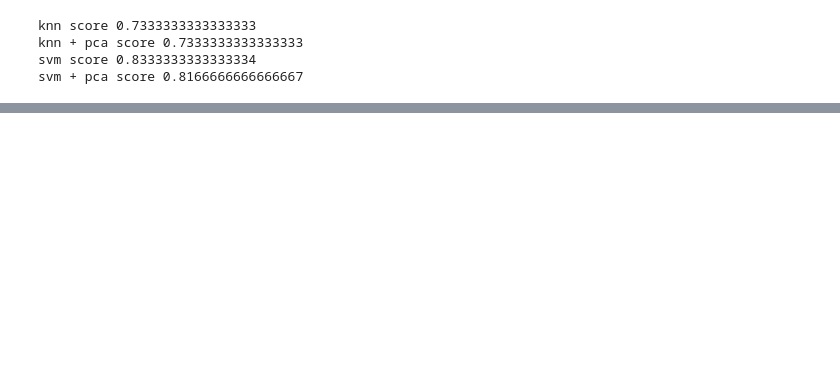
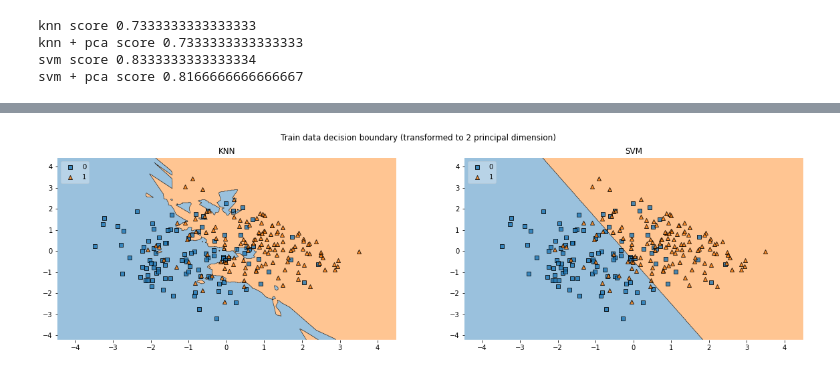
Before and after one commit to s-bose/heart_disease_classification, a Jupyter notebook: heart_disease.ipynb, the cells around one changed output, grey strips where cells are left out. Saved outputs shown, nothing was run; the diff lists cells and outputs as text; code cells hidden in the pictures; blank space fills up the shorter version.

Commit message:
decision boundary

```diff
--- a/heart_disease.ipynb
+++ b/heart_disease.ipynb
@@ -645,25 +643,13 @@ Now that all the models are successfully presented and the parameters known, it
 # %%
-from mlxtend.classifier import EnsembleVoteClassifier
 from sklearn.ensemble import VotingClassifier
 
 
-knn = KNeighborsClassifier(n_neighbors=7, metric='minkowski', p=2)
-
-knn_pca = Pipeline([
-    ('pca', PCA(n_components=2)),
-    ('knn', KNeighborsClassifier(n_neighbors=7, metric='minkowski', p=2))
-])
-
-svm = grid_svm
-
-svm_pca = grid_svm_pca
-
 voting_clf = VotingClassifier(
     estimators=[
-        ('knn', knn),
-        ('knn_pca', knn_pca),
-        ('svm', svm),
-        ('svm_pca', svm_pca)
+        ('knn', KNN),
+        ('knn_pca', KNN_PCA),
+        ('svm', SVM),
+        ('svm_pca', SVM_PCA)
     ], voting='hard'
 )
 
@@ -715,0 +693,31 @@ svm + pca score 0.8166666666666667
+# %%
+# decision boundary for KNN and SVM models with PCA dimension = 2
+
+from matplotlib import gridspec
+import itertools
+gs = gridspec.GridSpec(1, 2);
+from mlxtend.plotting import plot_decision_regions
+
+pca = PCA(n_components=2)
+X_tr = pca.fit_transform(X_train)
+
+knn = KNeighborsClassifier(n_neighbors=7, metric='minkowski', p=2)
+svm = SVC(C=10, gamma=1e-5, kernel="linear")
+
+fig = plt.figure(figsize=(20, 5))
+fig.suptitle("Train data decision boundary (transformed to 2 principal dimension)")
+
+
+labels = ['KNN', 'SVM']
+for clf, lab, grd in zip([knn, svm],
+                         labels,
+                         itertools.product([0, 1], repeat=2)):
+
+    clf.fit(X_tr, y_train)
+    ax = plt.subplot(gs[grd[0], grd[1]])
+    fig = plot_decision_regions(X=X_tr, y=y_train, clf=clf, legend=2)
+    plt.title(lab)
+
+plt.show();
+# %% [output]
+[figure, added]
```
Also changed, not shown: parts of 16 cells of this notebook, 12 other files.
